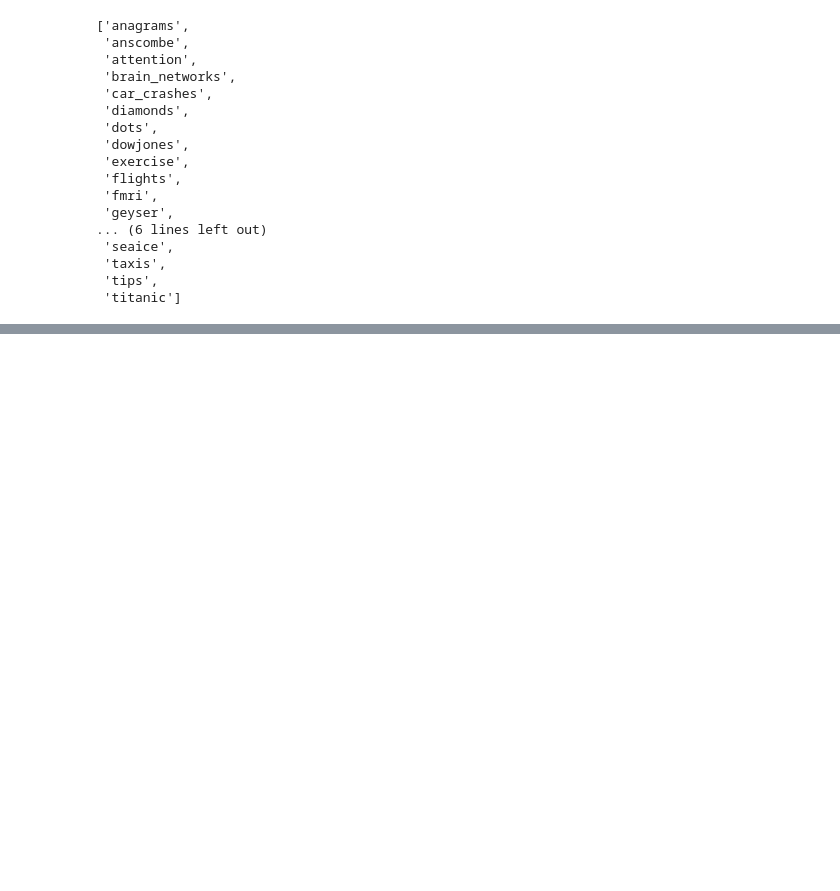
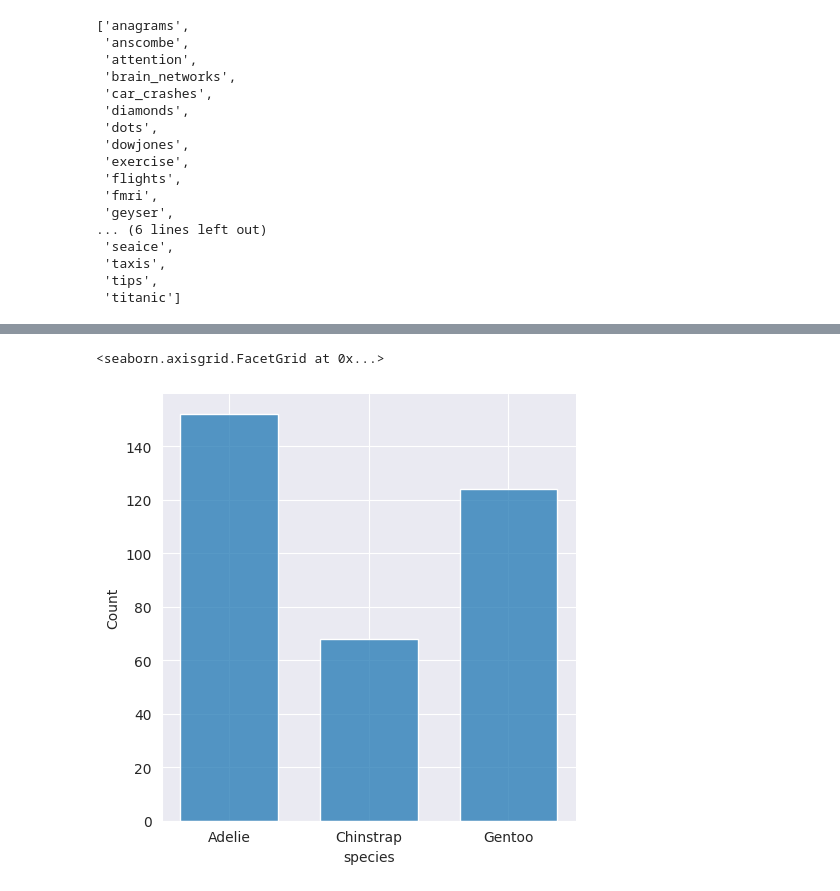
Before and after one commit to Farhan-Afsar/Data-Science, a Jupyter notebook: seaborn.ipynb, the cells around one changed output, grey strips where cells are left out. Drawn from its saved outputs; the diff is of its cells as text; code cells hidden in the pictures; blank space fills up the shorter version.

```diff
--- a/seaborn.ipynb
+++ b/seaborn.ipynb
@@ -201,0 +223,11 @@ sns.get_dataset_names()
+# %%
+sns.displot(
+    data = penguin,
+    x = 'species',
+    discrete = True,
+    shrink = 0.7,
+
+)
+# %% [output]
+<seaborn.axisgrid.FacetGrid at 0x...>
+[figure, added]
```
Also changed, not shown: parts of 29 cells of this notebook.
